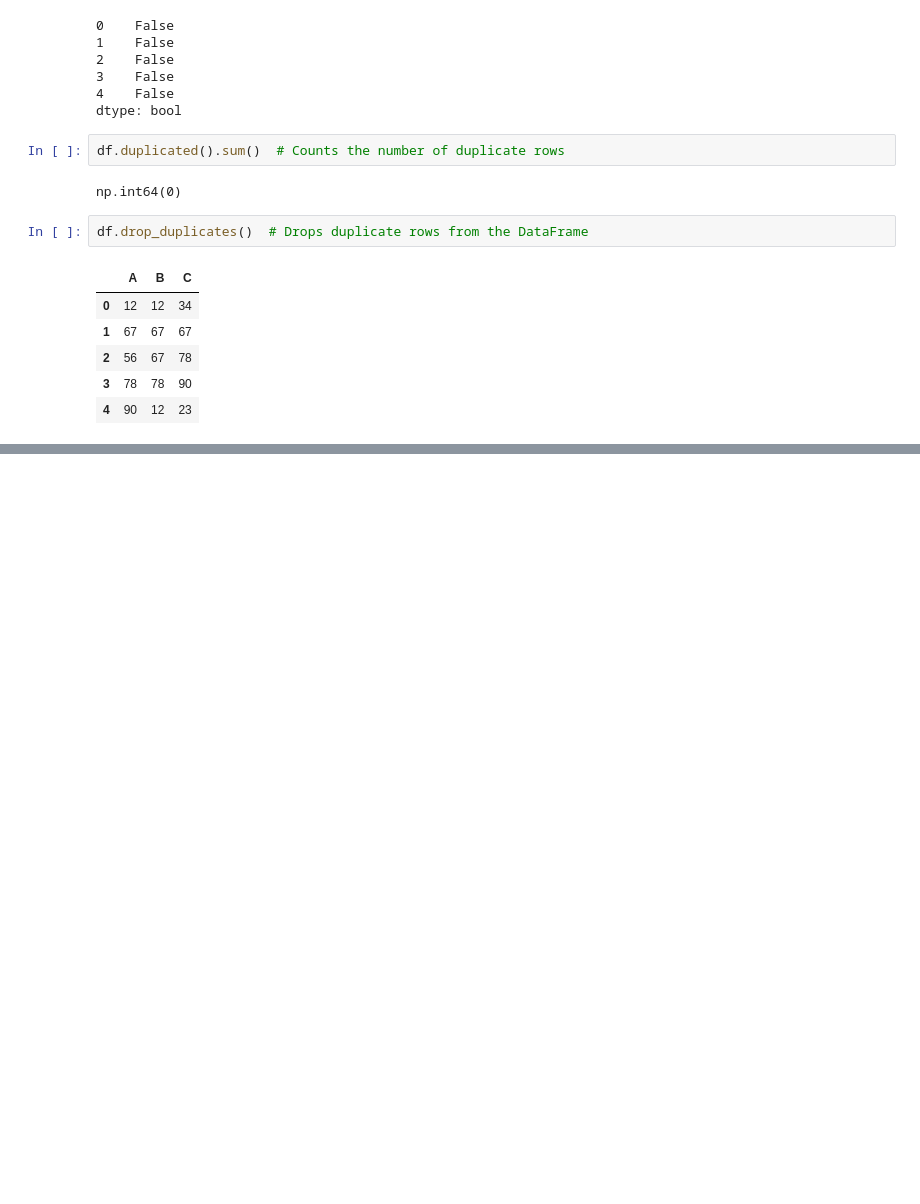
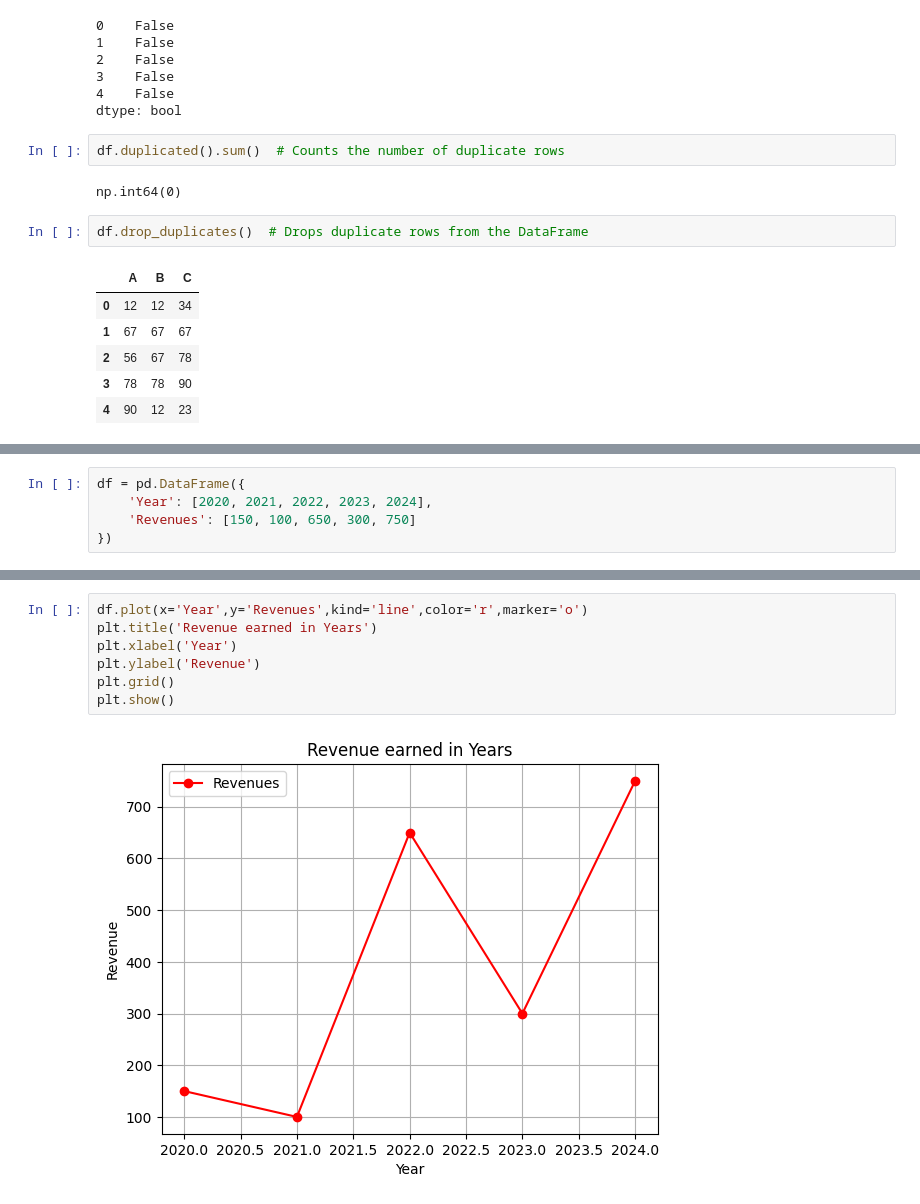
Before and after one commit to sachin5031/Python_Data_Analytics, a Jupyter notebook: Pandas_2.ipynb, the cells around one changed output, grey strips where cells are left out. Cells and saved outputs as stored; diff of their text form; blank space fills up the shorter version.

```diff
--- a/Pandas_2.ipynb
+++ b/Pandas_2.ipynb
@@ -40,0 +223,5 @@ df.drop_duplicates()  # Drops duplicate rows from the DataFrame
+# %%
+df = pd.DataFrame({
+    'Year': [2020, 2021, 2022, 2023, 2024],
+    'Revenues': [150, 100, 650, 300, 750]
+})
@@ -40,0 +238,9 @@ df.drop_duplicates()  # Drops duplicate rows from the DataFrame
+# %%
+df.plot(x='Year',y='Revenues',kind='line',color='r',marker='o')
+plt.title('Revenue earned in Years')
+plt.xlabel('Year')
+plt.ylabel('Revenue')
+plt.grid()
+plt.show()
+# %% [output]
+[figure, added]
```
Also changed, not shown: parts of 35 cells of this notebook.
